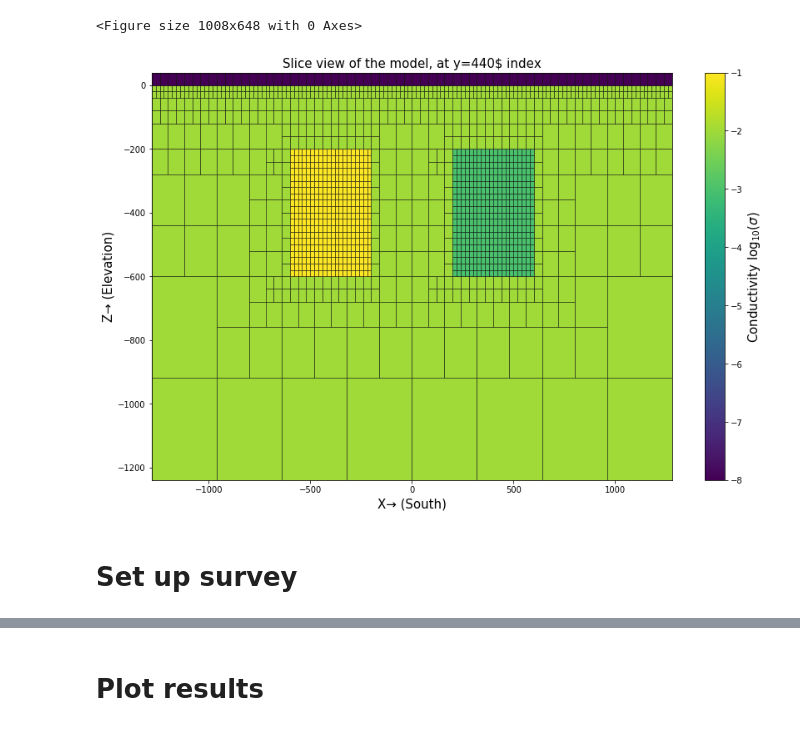
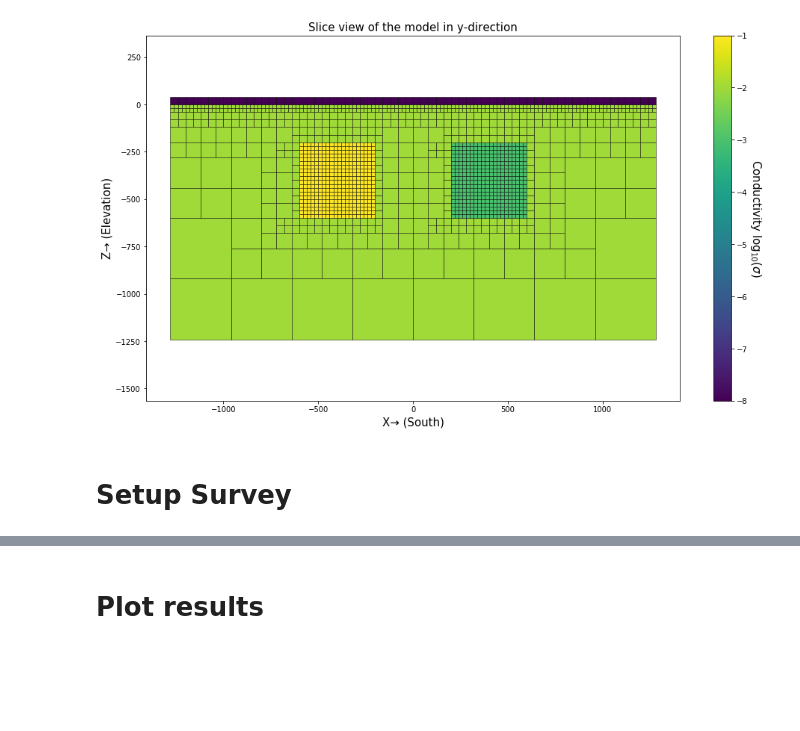
Before and after one commit to CSM-CGEM/cgem-simpeg-examples, a Jupyter notebook: fdem/3D FD CSEM tree mesh example .ipynb, the cells around one changed output, grey strips where cells are left out. Cells and saved outputs as stored; diff of their text form; code cells hidden in the pictures; blank space fills up the shorter version.

Commit message:
minor change
Change code to fit multi-frequence survey, modified ploting, and re-organized code

```diff
--- a/fdem/3D FD CSEM tree mesh example .ipynb
+++ b/fdem/3D FD CSEM tree mesh example .ipynb
@@ -12,4 +12,6 @@
 # %%
+# Import package
+
 import math as m
 import numpy as np
 import SimPEG as spg
@@ -22,12 +24,4 @@ import pyvista as pv
 from pymatsolver import Pardiso
 import matplotlib.pyplot as plt
 from mpl_toolkits.mplot3d import Axes3D
-
-#%matplotlib notebook    # Activate interactivity of figures with backend
-import matplotlib
-matplotlib.rcParams['figure.figsize'] = [14, 9]    # Set length and height of the canvas
-#matplotlib.rcParams['figure.subplot.left'] = 0
-#matplotlib.rcParams['figure.subplot.bottom'] = 0
-#matplotlib.rcParams['figure.subplot.right'] = 1
-#matplotlib.rcParams['figure.subplot.top'] = 1
 # %% [markdown]
@@ -242,68 +202,60 @@ There are 209148 cells in the mesh
 # %%
 # Incorporate model value into the mesh
 sigma_list = np.r_[1e-8, 0.01, 0.1, 0.001]    # Conductivity for air whole space, host-rock half space, and anomalous block
-
-'''
-# Section below is one example to set different region for physical values for tensor mesh.
-# Folloing code can be applied directly:
-
-    # Set the region for different mode lvalues
-    x_bound_source=[mesh.gridFx.min(), mesh.gridFx.max(),
-                    mesh.gridFx.min(), mesh.gridFx.max(),
-                    -200, 200
-                    ]
-    y_bound_source=[mesh.gridFy.min(), mesh.gridFy.max(),
-                    mesh.gridFy.min(), mesh.gridFy.max(),
-                    -200, 200]
-    z_bound_source=[0, mesh.gridFz.max(),
-                    mesh.gridFz.min(), 0,
-                    -600, -200
-                    ]
-'''
 
 # Section below is one example to set different region for physical values for tree mesh.
 # Folloing code can be applied directly
 
 # Set the region for different mode lvalues
 x_bound_source=[mesh.gridFx.min(), mesh.gridFx.max(),    # Air layer
                 mesh.gridFx.min(), mesh.gridFx.max(),    # Host rock
                 -600, -200,    # Conductive block
                 200, 600
                ]
 y_bound_source=[mesh.gridFy.min(), mesh.gridFy.max(),
                 mesh.gridFy.min(), mesh.gridFy.max(),
                 800, 1200,
                 800, 1200
                ]
 z_bound_source=[0, mesh.gridFz.max(),
                 mesh.gridFz.min(), 0,
                 -600, -200,
                 -600, -200
                ]
 
 # Fill the meshed space with model values
 sigma = ModelConstruct3D(mesh, sigma_list, x_bound_source, y_bound_source, z_bound_source)    # Fill model values to the mesh
 
 # Plot the model, slice view
-modelfig = plt.figure(2)
 slicenorm = 'y'
-slice_position = int(0.86*nbc_y)
-modelplot = mesh.plotSlice(np.log10(sigma), normal=slicenorm, ind=slice_position, grid=True)
+
+Model_fig = plt.figure(2, figsize=(16,9))
+Model_plot = plt.subplot(111)
 if slicenorm == 'y':
-    plt.title(f'Slice view of the model, at y={slice_position}$ index', fontsize=15)
+    slice_position = 440
+    Filled_model = mesh.plotSlice(np.log10(sigma),
+                              normal=slicenorm, ind=slice_position,
+                              ax=Model_plot,
+                              grid=True)
+    plt.title('Slice view of the model in y-direction', fontsize=15)
     plt.xlabel('X→ (South)', fontsize=15)
 if slicenorm == 'x':
-    plt.title(f'Slice view of the model, at x={slice_position}', fontsize=15)
+    slice_position = int(-basemesh.x0[0]/base_dx)
+    filled_model = mesh.plotSlice(np.log10(sigma),
+                              normal=slicenorm, ind=slice_position,
+                              ax=Model_plot,
+                              grid=True)
+    plt.title('Slice view of the model in x-direction', fontsize=15)
     plt.xlabel('Y→ (East)', fontsize=15)
 plt.ylabel('Z→ (Elevation)', fontsize=15)
-bar2 = plt.colorbar(modelplot[0])
-bar2.set_label(label='Conductivity $\log_{10}(\\sigma)$', fontsize=15)
+plt.axis('equal')
+bar2 = plt.colorbar(Filled_model[0])
+bar2.set_label(label='Conductivity $\log_{10}(\\sigma)$', fontsize=15, rotation=270, labelpad=20)
 plt.show()
 # %% [output]
-<Figure size 1008x648 with 0 Axes>
-[figure, old version]
+[figure, new version]
-# %% [markdown]
-# Set up survey
+# %% [markdown]
+# Setup Survey
 # %%
 # Set up survey geometry
 
```
Also changed, not shown: parts of 22 cells of this notebook, 1 other file.
